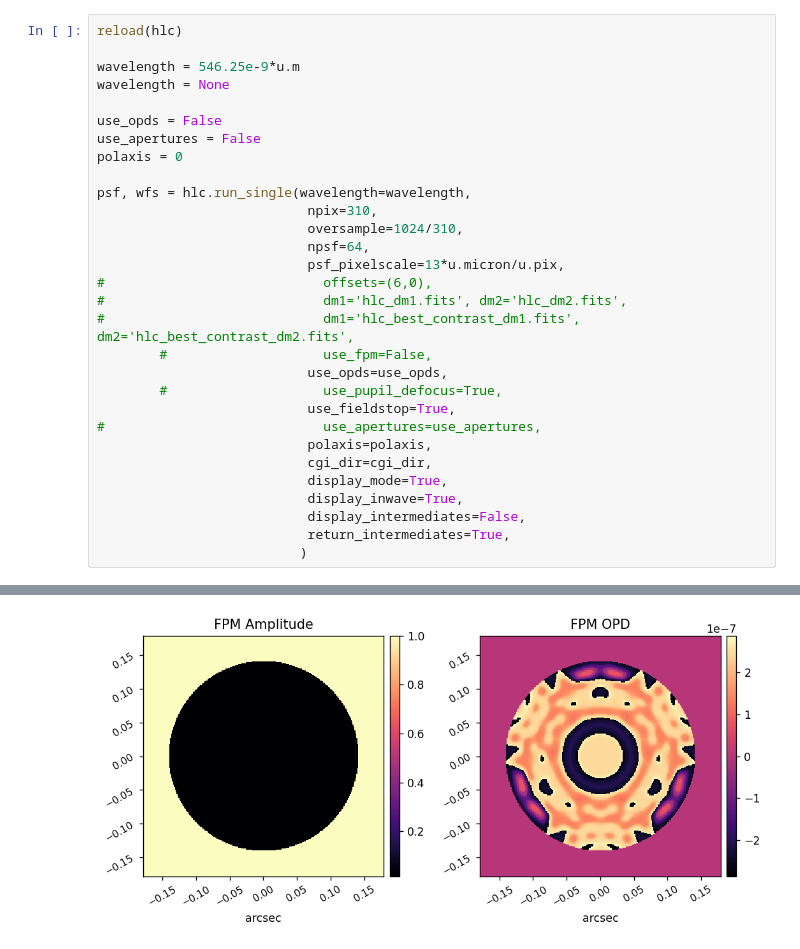
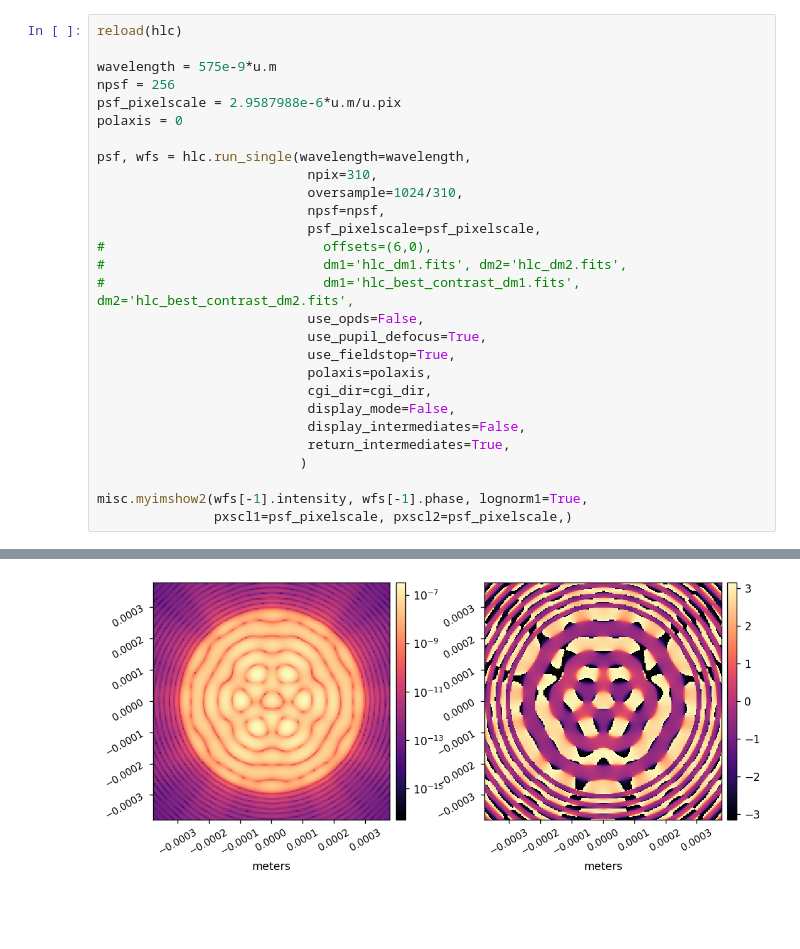
Before and after one commit to kian1377/roman-cgi-phasec-poppy, a Jupyter notebook: run_phasec_hlc.ipynb, the cells around one changed output, grey strips where cells are left out. Drawn from its saved outputs; the diff is of its cells as text; blank space fills up the shorter version.

```diff
--- a/run_phasec_hlc.ipynb
+++ b/run_phasec_hlc.ipynb
@@ -40,33 +40,31 @@ False
 # %%
 reload(hlc)
 
-wavelength = 546.25e-9*u.m
-wavelength = None
-
-use_opds = False
-use_apertures = False
+wavelength = 575e-9*u.m
+npsf = 256
+psf_pixelscale = 2.9587988e-6*u.m/u.pix
 polaxis = 0
 
 psf, wfs = hlc.run_single(wavelength=wavelength,
                            npix=310,
                            oversample=1024/310,
-                           npsf=64,
-                           psf_pixelscale=13*u.micron/u.pix,
+                           npsf=npsf,
+                           psf_pixelscale=psf_pixelscale,
 #                            offsets=(6,0),
 #                            dm1='hlc_dm1.fits', dm2='hlc_dm2.fits',
 #                            dm1='hlc_best_contrast_dm1.fits', dm2='hlc_best_contrast_dm2.fits',
-        #                    use_fpm=False,
-                           use_opds=use_opds,
-        #                    use_pupil_defocus=True,
+                           use_opds=False,
+                           use_pupil_defocus=True,
                            use_fieldstop=True,
-#                            use_apertures=use_apertures,
                            polaxis=polaxis,
                            cgi_dir=cgi_dir,
-                           display_mode=True,
-                           display_inwave=True,
+                           display_mode=False,
                            display_intermediates=False,
                            return_intermediates=True,
                           )
+
+misc.myimshow2(wfs[-1].intensity, wfs[-1].phase, lognorm1=True,
+               pxscl1=psf_pixelscale, pxscl2=psf_pixelscale,)
 # %% [output]
 Propagating wavelength 575.000 nm.
 DEBUG:poppy:Trans: /groups/douglase/kians-data-files/roman-cgi-phasec-data/hlc/pupil.fits
@@ -83 +104 @@ DEBUG:poppy:FixedSamplingImagePlaneElement COMPLEX OCCULTER initialized:centerin
-[figure, old version]
+[figure, new version]
```
Also changed, not shown: parts of 9 cells of this notebook, 6 other files.
